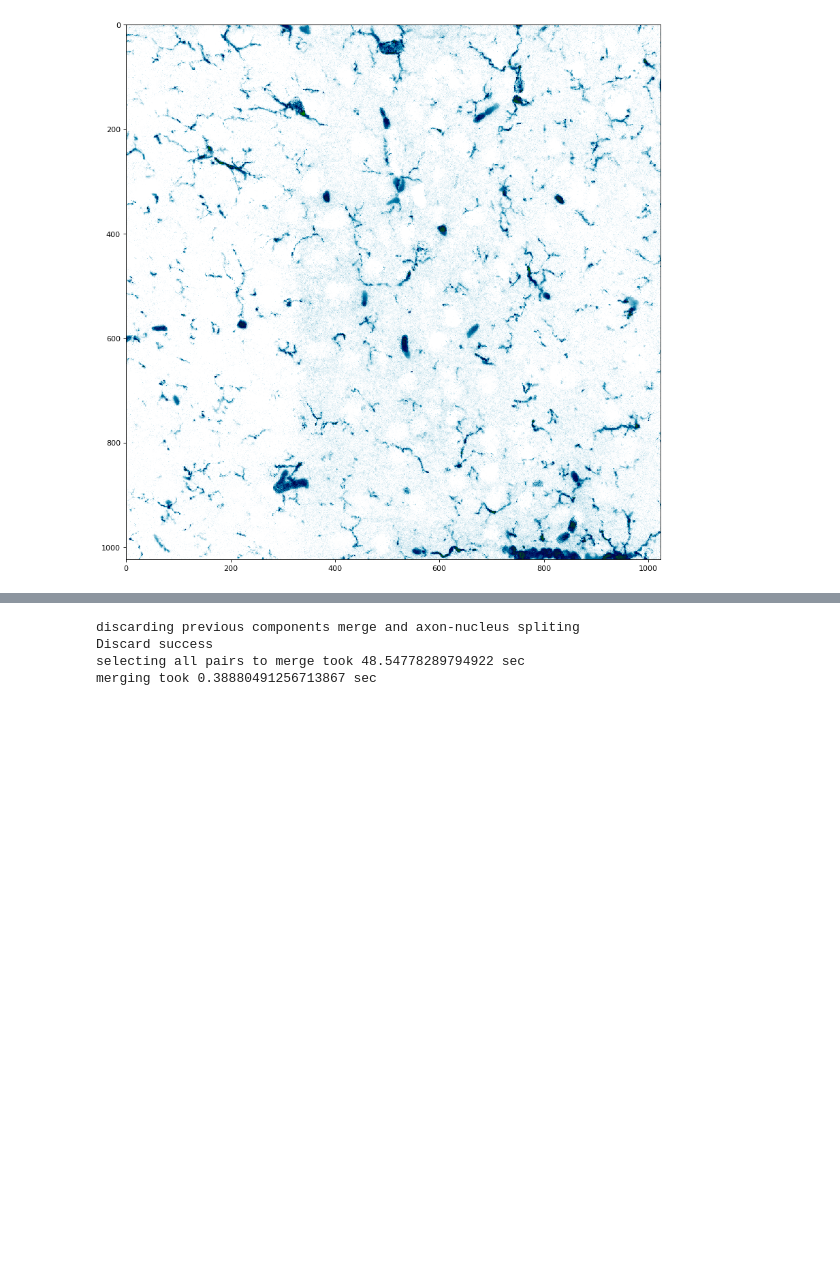
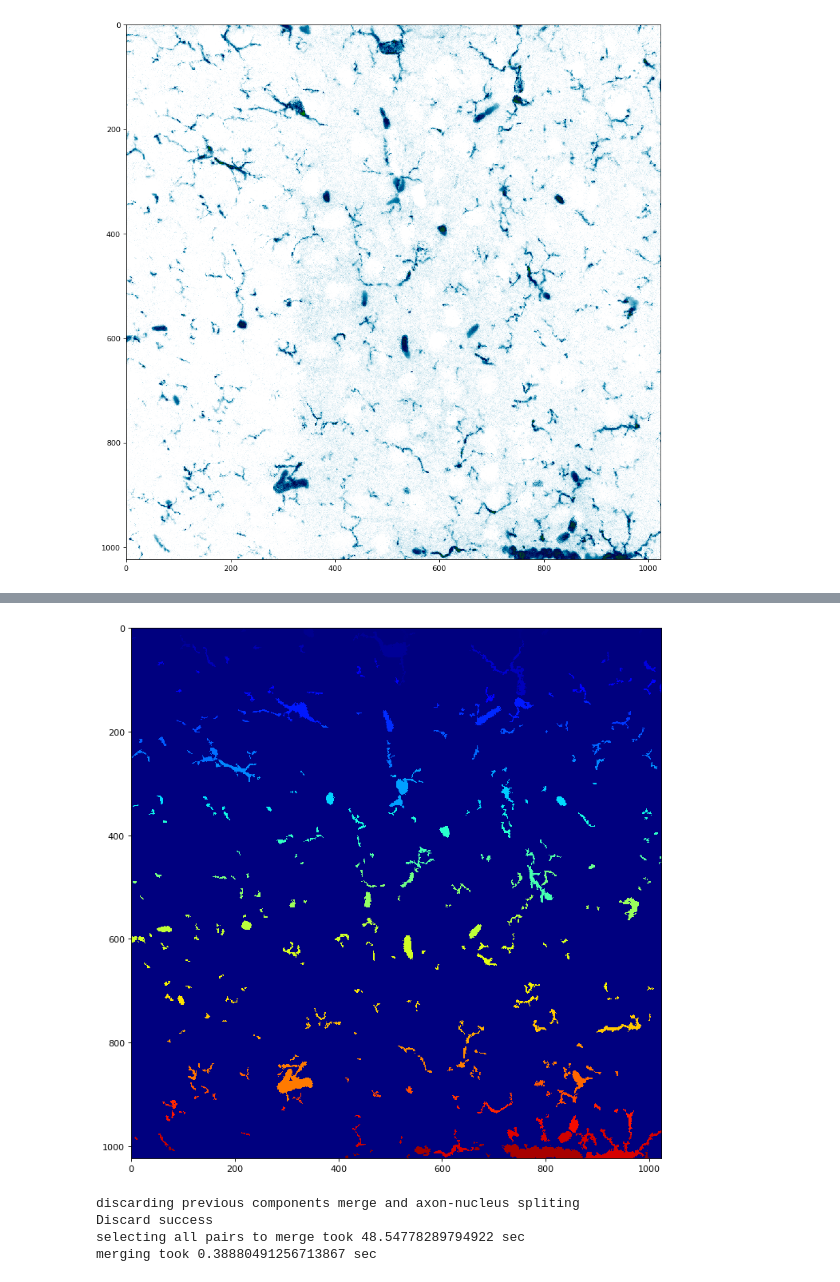
Before and after one commit to nkorobkov/microglia-or, a Jupyter notebook: notebooks/V0_1_1.ipynb, the cells around one changed output, grey strips where cells are left out. Saved outputs shown, nothing was run; the diff lists cells and outputs as text; code cells hidden in the pictures; blank space fills up the shorter version.

```diff
--- a/notebooks/V0_1_1.ipynb
+++ b/notebooks/V0_1_1.ipynb
@@ -280,9 +38,11 @@ show_img(binary)
 # %%
 # filter all noise using minimum size threshold
 
 MIN_AXON_SIZE = 20
-container = ComponentsContainer(binary, MIN_AXON_SIZE)
+container = ComponentsContainer(binary, MIN_AXON_SIZE, logging.INFO)
 container.draw_components()
+# %% [output]
+[figure, added]
 # %%
 # merging close components based on centroids and contour distance
 
```
Also changed, not shown: parts of 4 cells of this notebook, 1 other file.
